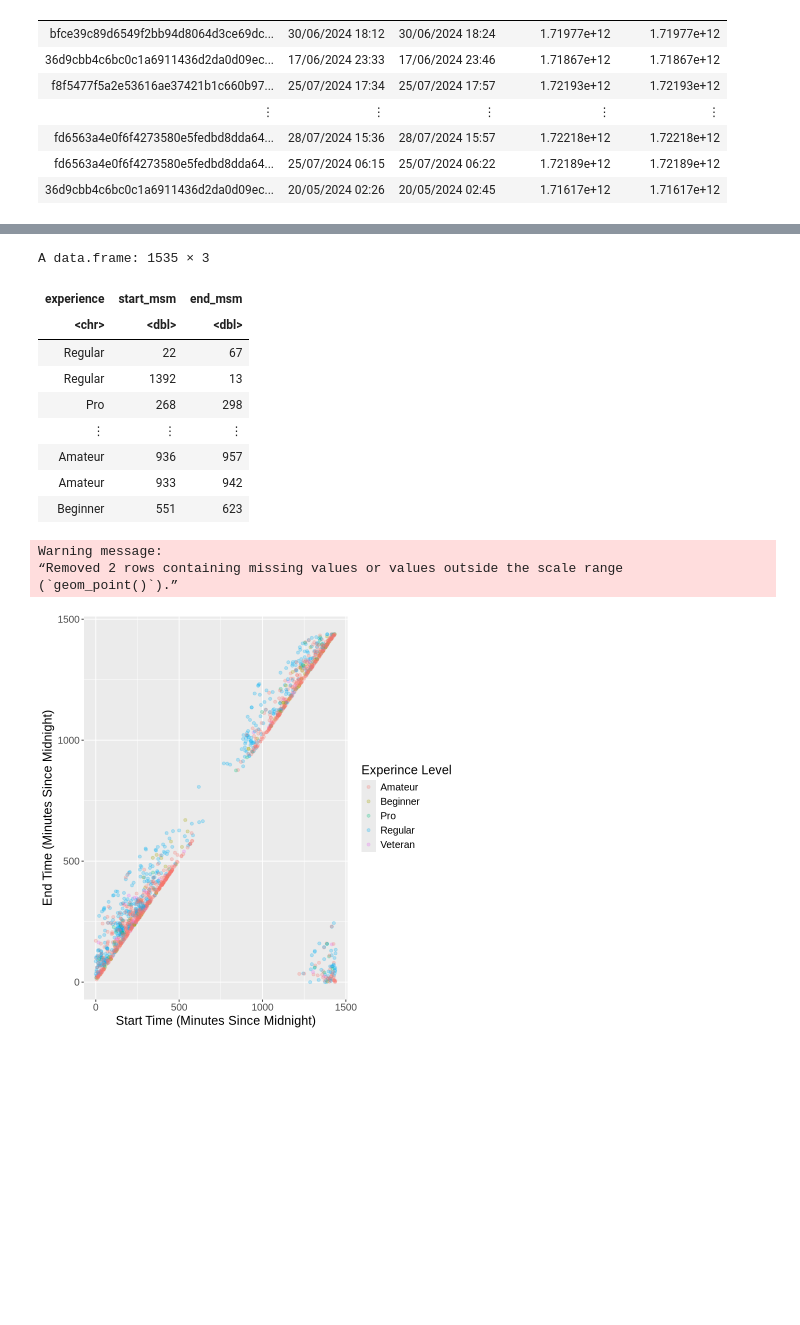
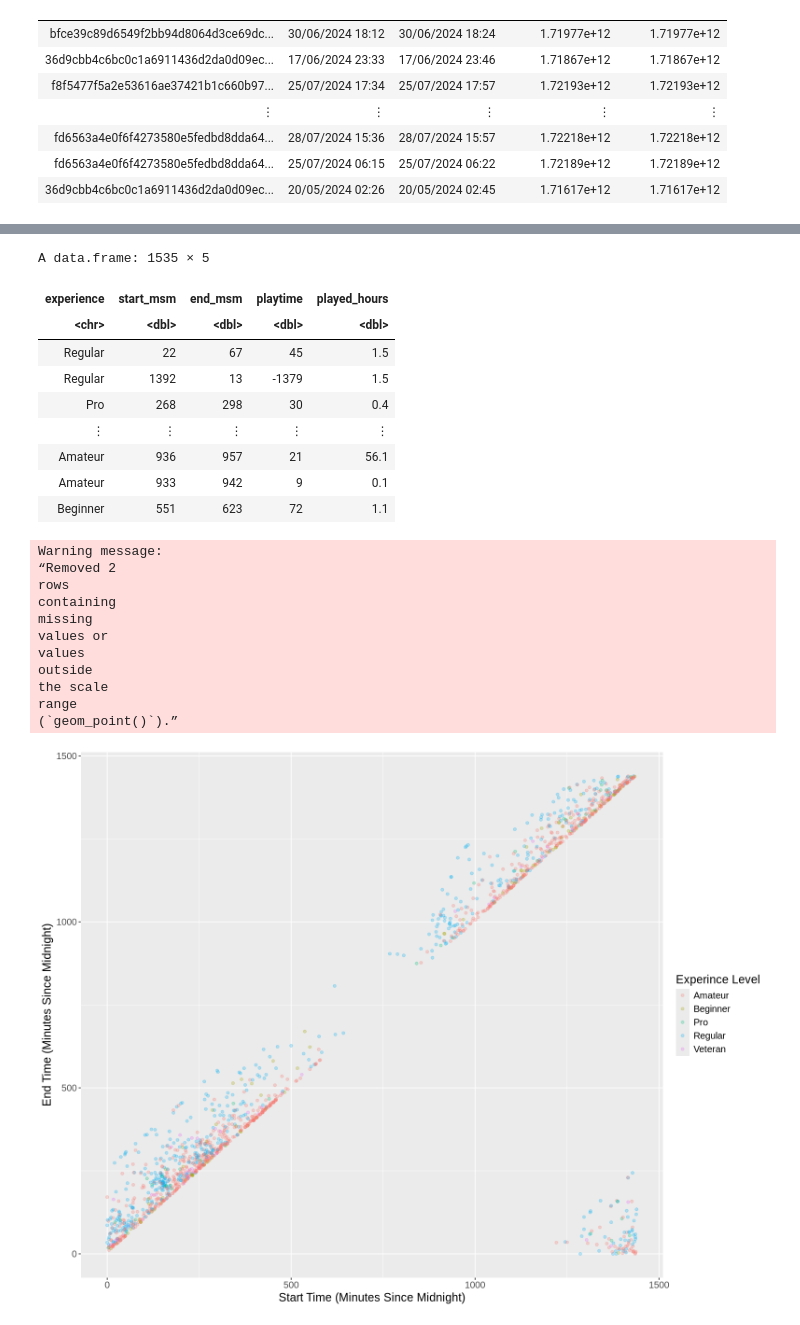
Before and after one commit to mulch-eater-prime/DSCI-Group-17-Project, a Jupyter notebook: Work.ipynb, the cells around one changed output, grey strips where cells are left out. Drawn from its saved outputs; the diff is of its cells as text; code cells hidden in the pictures; blank space fills up the shorter version.

```diff
--- a/Work.ipynb
+++ b/Work.ipynb
@@ -68,11 +69,11 @@ A spec_tbl_df: 1535 × 5
 | 36d9cbb4c6bc0c1a6911436d2da0d09ec... | 20/05/2024 02:26 | 20/05/2024 02:45 | 1.71617e+12 | 1.71617e+12 |
 # %%
 mashup <- players |>
-    select(hashedEmail, experience) |>
+    select(hashedEmail, experience, played_hours) |>
     merge(sessions, by = "hashedEmail") |>
     select(hashedEmail:end_time) |>
     separate(col = start_time, into = c("start_date", "start_time"), sep = " ") |>
     separate(col = end_time, into = c("end_date", "end_time"), sep = " ") |>
-    select(experience, start_time, end_time)
+    select(experience, start_time, end_time, played_hours)
 mashup
 # %% [output]
@@ -110,27 +111,37 @@ A data.frame: 1535 × 5
 msm_calc <- msm |>
     mutate(start_msm = start_hour*60 + start_minute) |>
     mutate(end_msm = end_hour * 60 + end_minute) |>
-    select(experience, start_msm, end_msm)
+    mutate(playtime = end_msm - start_msm) |>
+    select(experience, start_msm, end_msm, playtime, played_hours)
 msm_calc
 # %% [output]
-A data.frame: 1535 × 3
+A data.frame: 1535 × 5
-| experience | start_msm | end_msm |
-| <chr> | <dbl> | <dbl> |
-| Regular | 22 | 67 |
-| Regular | 1392 | 13 |
-| Pro | 268 | 298 |
-| ⋮ | ⋮ | ⋮ |
-| Amateur | 936 | 957 |
-| Amateur | 933 | 942 |
-| Beginner | 551 | 623 |
+| experience | start_msm | end_msm | playtime | played_hours |
+| <chr> | <dbl> | <dbl> | <dbl> | <dbl> |
+| Regular | 22 | 67 | 45 | 1.5 |
+| Regular | 1392 | 13 | -1379 | 1.5 |
+| Pro | 268 | 298 | 30 | 0.4 |
+| ⋮ | ⋮ | ⋮ | ⋮ | ⋮ |
+| Amateur | 936 | 957 | 21 | 56.1 |
+| Amateur | 933 | 942 | 9 | 0.1 |
+| Beginner | 551 | 623 | 72 | 1.1 |
 # %%
+options(repr.plot.width = 13, repr.plot.height = 10)
 msm_plot <- msm_calc |> ggplot(aes(x = start_msm, y = end_msm, color = experience)) +
     geom_point(alpha = 0.25) +
     labs(x = "Start Time (Minutes Since Midnight)", y = "End Time (Minutes Since Midnight)", color = "Experince Level") +
     theme(text = element_text(size = 15))
 msm_plot
 # %% [output]
 Warning message:
-“Removed 2 rows containing missing values or values outside the scale range
+“Removed 2
+rows
+containing
+missing
+values or
+values
+outside
+the scale
+range
 (`geom_point()`).”
-[figure, old version]
+[figure, new version]
```
Also changed, not shown: parts of 3 cells of this notebook.
